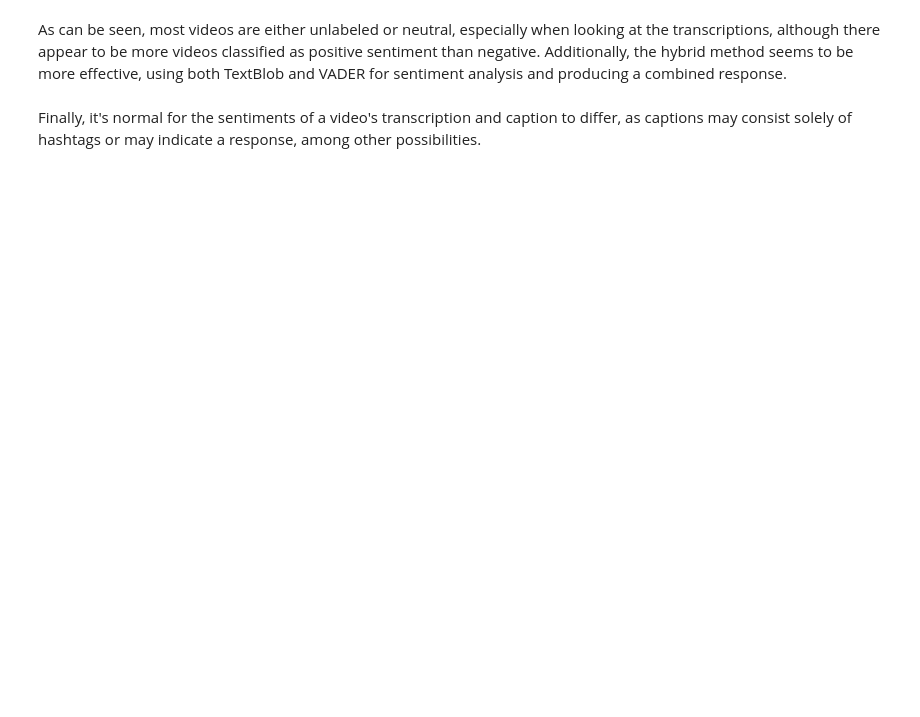
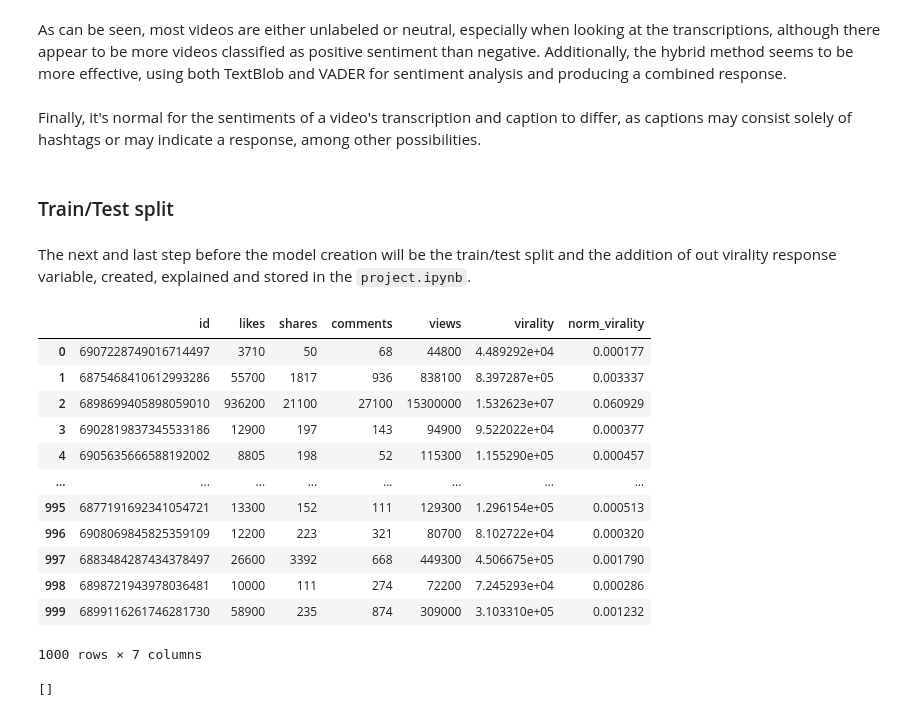
Before and after one commit to juanls1/TikTok-Virality-Predictor, a Jupyter notebook: src/text/text_study.ipynb, the cells around one changed output. Drawn from its saved outputs; the diff is of its cells as text; code cells hidden in the pictures; blank space fills up the shorter version.

Commit message:
more text

```diff
--- a/src/text/text_study.ipynb
+++ b/src/text/text_study.ipynb
@@ -266,3 +266,56 @@ Unknown    38         739
 As can be seen, most videos are either unlabeled or neutral, especially when looking at the transcriptions, although there appear to be more videos classified as positive sentiment than negative. Additionally, the hybrid method seems to be more effective, using both TextBlob and VADER for sentiment analysis and producing a combined response.
 # %% [markdown]
 Finally, it's normal for the sentiments of a video's transcription and caption to differ, as captions may consist solely of hashtags or may indicate a response, among other possibilities.
+# %% [markdown]
+### Train/Test split
+# %% [markdown]
+The next and last step before the model creation will be the train/test split and the addition of out virality response variable, created, explained and stored in the ``project.ipynb``.
+# %%
+import pandas as pd
+from sklearn.model_selection import train_test_split
+
+csv_path = os.path.join(root_dir, csv_file)
+
+df_virality = pd.read_csv(csv_path)
+
+data = []
+
+for video_id, info in video_data.items():
+    virality_info = df_virality[df_virality['id'] == int(video_id)]
+    if not virality_info.empty:
+        combined_info = {
+            'video_id': video_id,
+            'transcription': info['transcription'],
+            'text': info['text'],
+            'hashtags': info['hashtags'],
+            'norm_virality': virality_info['norm_virality'].values[0]  # Add norm_virality from the DataFrame
+        }
+        if combined_info['transcription']:
+            combined_info['clean_transcription'] = info['clean_transcription']
+            combined_info['transcript_sentiment'] = info['transcript_sentiment']
+        if combined_info['text']:
+            combined_info['clean_text'] = info['clean_text']
+            combined_info['text_sentiment'] = info['text_sentiment']
+        data.append(combined_info) if video_id in df_virality['id'].values else print(f" )
+
+df = pd.DataFrame(data)
+# %%
+df_virality
+# %% [output]
+|  | id | likes | shares | comments | views | virality | norm_virality |
+| 0 | 6907228749016714497 | 3710 | 50 | 68 | 44800 | 4.489292e+04 | 0.000177 |
+| 1 | 6875468410612993286 | 55700 | 1817 | 936 | 838100 | 8.397287e+05 | 0.003337 |
+| 2 | 6898699405898059010 | 936200 | 21100 | 27100 | 15300000 | 1.532623e+07 | 0.060929 |
+| 3 | 6902819837345533186 | 12900 | 197 | 143 | 94900 | 9.522022e+04 | 0.000377 |
+| 4 | 6905635666588192002 | 8805 | 198 | 52 | 115300 | 1.155290e+05 | 0.000457 |
+| ... | ... | ... | ... | ... | ... | ... | ... |
+| 995 | 6877191692341054721 | 13300 | 152 | 111 | 129300 | 1.296154e+05 | 0.000513 |
+| 996 | 6908069845825359109 | 12200 | 223 | 321 | 80700 | 8.102722e+04 | 0.000320 |
+| 997 | 6883484287434378497 | 26600 | 3392 | 668 | 449300 | 4.506675e+05 | 0.001790 |
+| 998 | 6898721943978036481 | 10000 | 111 | 274 | 72200 | 7.245293e+04 | 0.000286 |
+| 999 | 6899116261746281730 | 58900 | 235 | 874 | 309000 | 3.103310e+05 | 0.001232 |
+1000 rows × 7 columns
+# %%
+data
+# %% [output]
+[]
```
Also changed, not shown: parts of 9 cells of this notebook, 1 other file.
